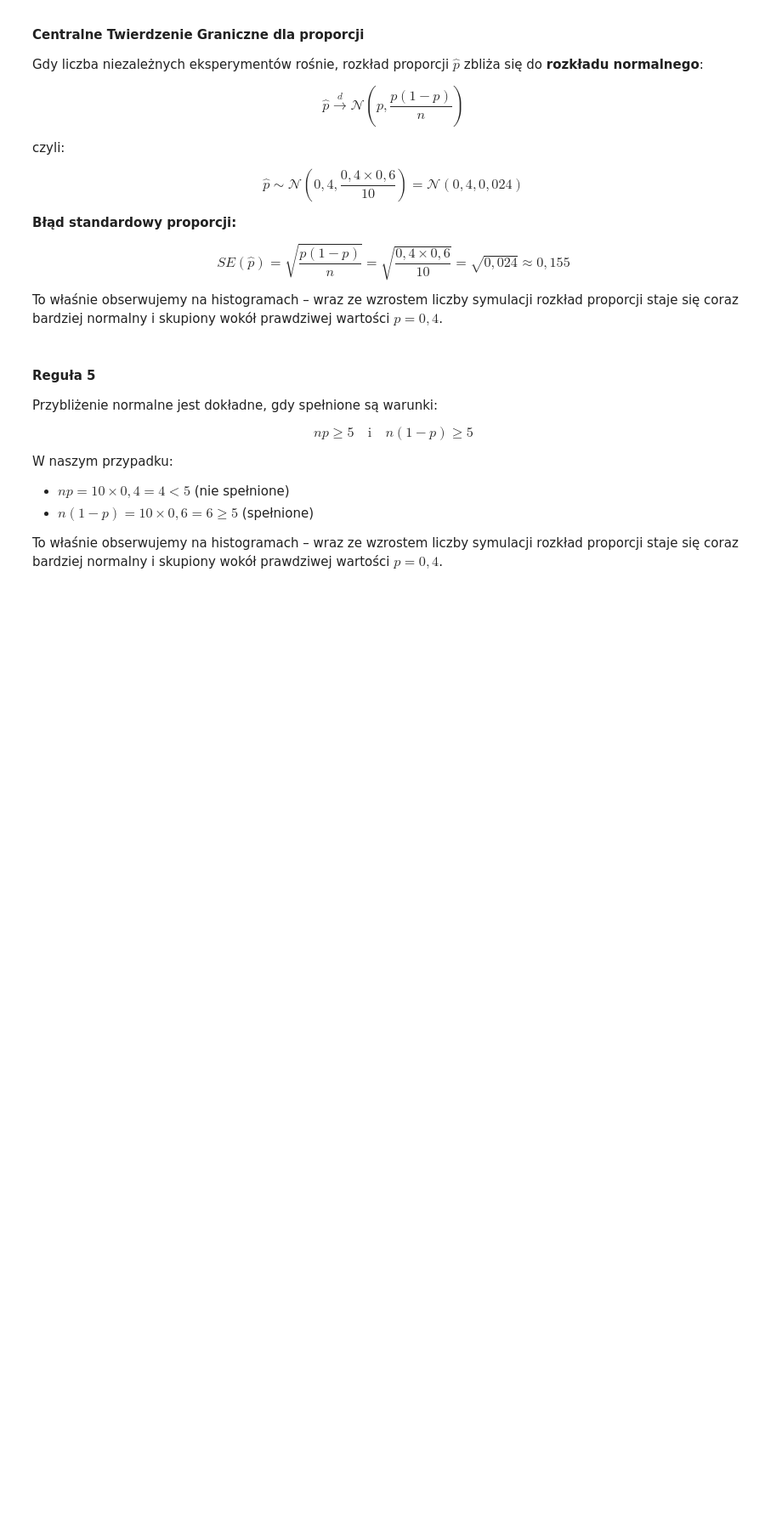
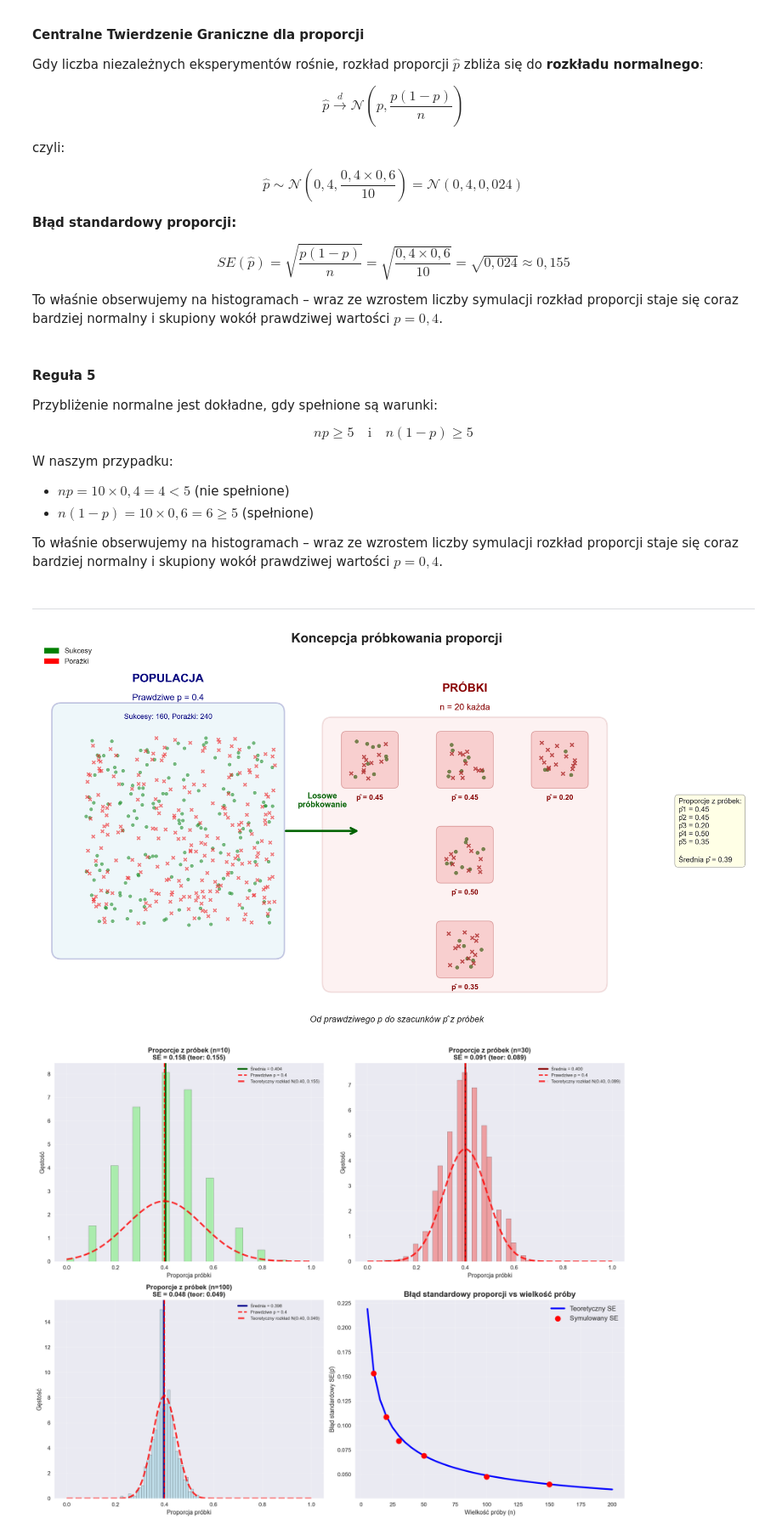
Before and after one commit to rk404/sadKF, a Jupyter notebook: 10-sampling.ipynb, the cells around one changed output. Shown at 85% size. Cells and saved outputs as stored; diff of their text form; code cells hidden in the pictures; blank space fills up the shorter version.

```diff
--- a/10-sampling.ipynb
+++ b/10-sampling.ipynb
@@ -711,3 +745,12 @@ W naszym przypadku:
 - $n(1-p) = 10 \times 0{,}6 = 6 \geq 5$ (spełnione)
 
 To właśnie obserwujemy na histogramach – wraz ze wzrostem liczby symulacji rozkład proporcji staje się coraz bardziej normalny i skupiony wokół prawdziwej wartości $p = 0{,}4$.
+# %% [markdown]
+---
+# %%
+## Koncepcja samplingu - proporcje
+
+exec(open('sampling_proporcje.py').read())
+# %% [output]
+[figure, added]
+[figure, added]
```
Also changed, not shown: parts of 6 cells of this notebook, 3 other files.
